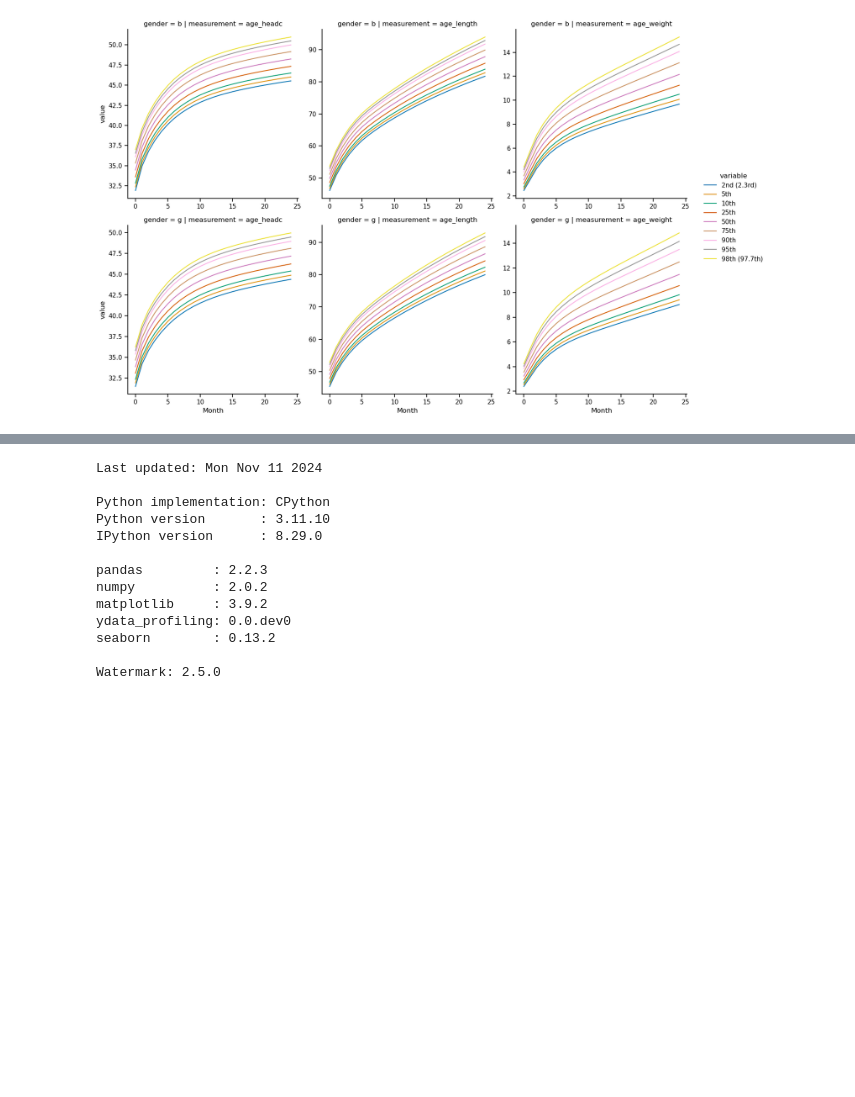
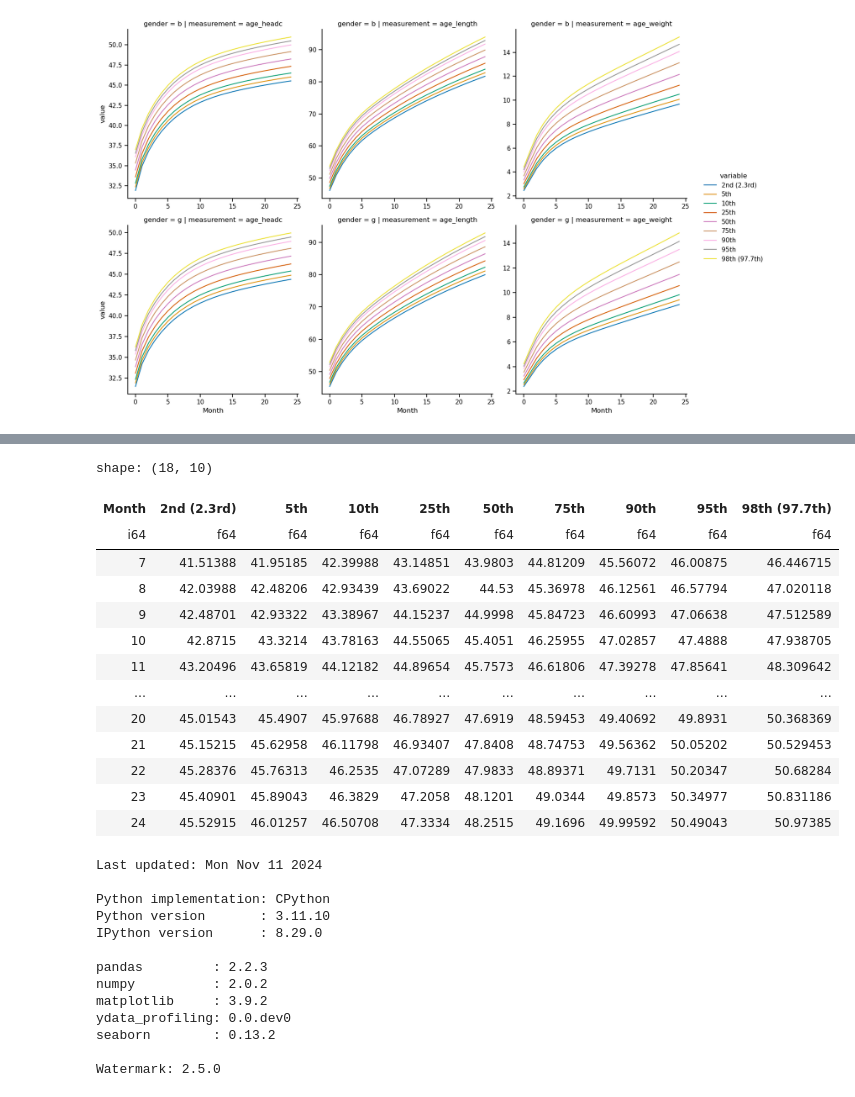
Before and after one commit to benslack19/data-science-base-repo, a Jupyter notebook: project/nb_template.ipynb, the cells around one changed output, grey strips where cells are left out. Cells and saved outputs as stored; diff of their text form; code cells hidden in the pictures; blank space fills up the shorter version.

```diff
--- a/project/nb_template.ipynb
+++ b/project/nb_template.ipynb
@@ -125,3 +180,21 @@ g.tight_layout()
+# %%
+filtered_data_df = q.collect()
+filtered_data_df
+# %% [output]
+shape: (18, 10)
+| Month | 2nd (2.3rd) | 5th | 10th | 25th | 50th | 75th | 90th | 95th | 98th (97.7th) |
+| i64 | f64 | f64 | f64 | f64 | f64 | f64 | f64 | f64 | f64 |
+| 7 | 41.51388 | 41.95185 | 42.39988 | 43.14851 | 43.9803 | 44.81209 | 45.56072 | 46.00875 | 46.446715 |
+| 8 | 42.03988 | 42.48206 | 42.93439 | 43.69022 | 44.53 | 45.36978 | 46.12561 | 46.57794 | 47.020118 |
+| 9 | 42.48701 | 42.93322 | 43.38967 | 44.15237 | 44.9998 | 45.84723 | 46.60993 | 47.06638 | 47.512589 |
+| 10 | 42.8715 | 43.3214 | 43.78163 | 44.55065 | 45.4051 | 46.25955 | 47.02857 | 47.4888 | 47.938705 |
+| 11 | 43.20496 | 43.65819 | 44.12182 | 44.89654 | 45.7573 | 46.61806 | 47.39278 | 47.85641 | 48.309642 |
+| … | … | … | … | … | … | … | … | … | … |
+| 20 | 45.01543 | 45.4907 | 45.97688 | 46.78927 | 47.6919 | 48.59453 | 49.40692 | 49.8931 | 50.368369 |
+| 21 | 45.15215 | 45.62958 | 46.11798 | 46.93407 | 47.8408 | 48.74753 | 49.56362 | 50.05202 | 50.529453 |
+| 22 | 45.28376 | 45.76313 | 46.2535 | 47.07289 | 47.9833 | 48.89371 | 49.7131 | 50.20347 | 50.68284 |
+| 23 | 45.40901 | 45.89043 | 46.3829 | 47.2058 | 48.1201 | 49.0344 | 49.8573 | 50.34977 | 50.831186 |
+| 24 | 45.52915 | 46.01257 | 46.50708 | 47.3334 | 48.2515 | 49.1696 | 49.99592 | 50.49043 | 50.97385 |
 # %%
 %load_ext watermark
 %watermark -n -u -v -iv -w
```
Also changed, not shown: parts of 6 cells of this notebook.
